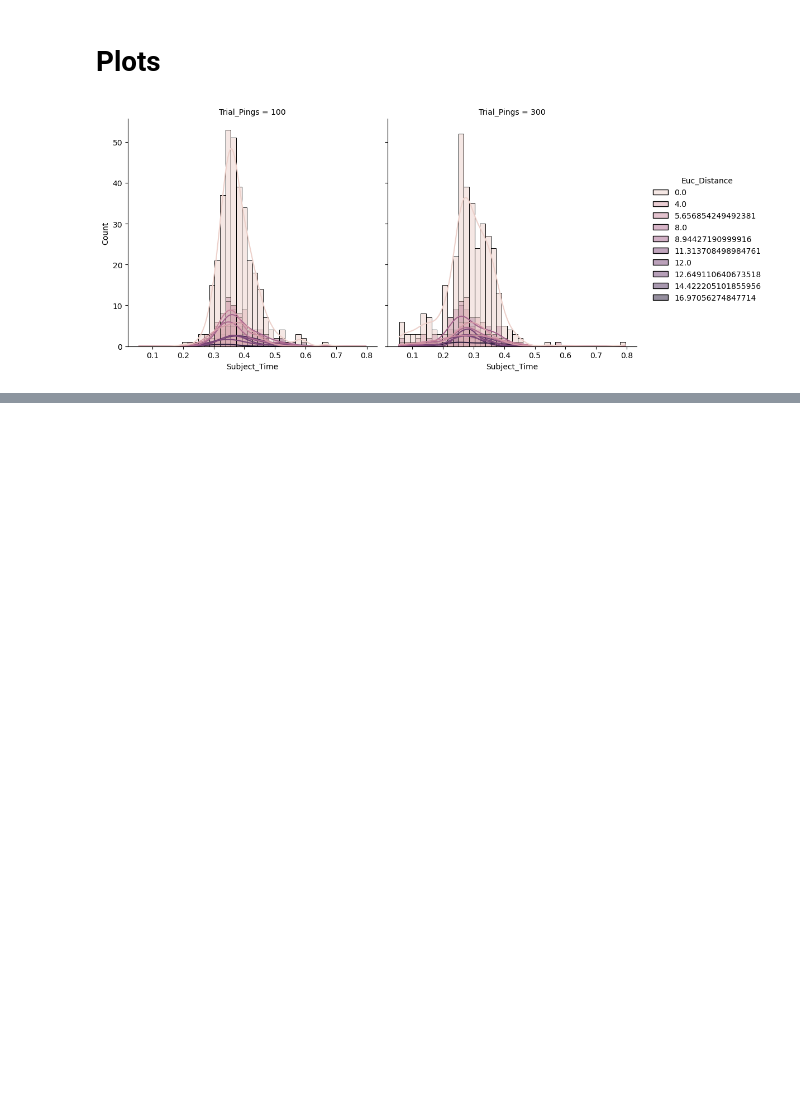
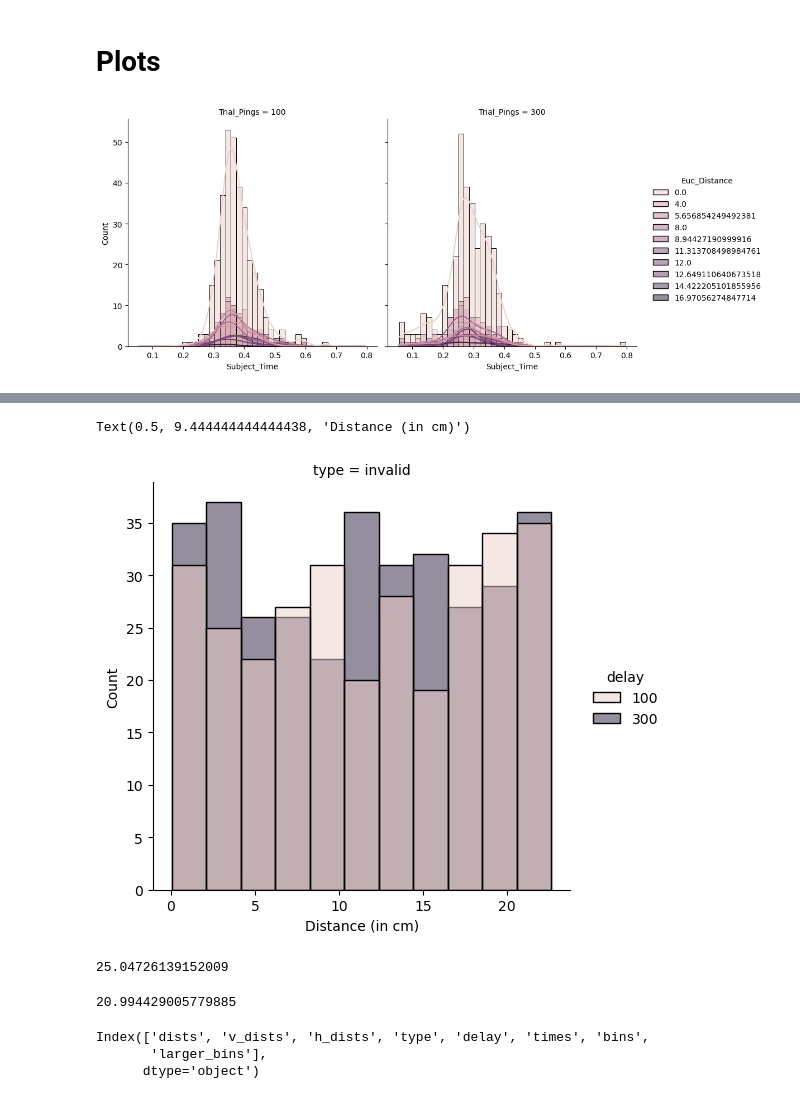
Before and after one commit to kadirberatyildirim/Neuroscience-Projects, a Jupyter notebook: attention_project/analysis.ipynb, the cells around one changed output, grey strips where cells are left out. Drawn from its saved outputs; the diff is of its cells as text; code cells hidden in the pictures; blank space fills up the shorter version.

```diff
--- a/attention_project/analysis.ipynb
+++ b/attention_project/analysis.ipynb
@@ -192,0 +142,3 @@ df.to_csv('KBY_nogrid_1input_10-Nov-2022 13:10:44_session_data.csv')
+# %%
+df['larger_bins'] = pd.cut(df['dists'], 6)
+df.head()
@@ -192,0 +152,4 @@ df.to_csv('KBY_nogrid_1input_10-Nov-2022 13:10:44_session_data.csv')
+# %%
+df['v_larger_bins'] = pd.cut(df['v_dists'], 6)
+df['h_larger_bins'] = pd.cut(df['h_dists'], 6)
+df.head()
@@ -192,0 +163,42 @@ df.to_csv('KBY_nogrid_1input_10-Nov-2022 13:10:44_session_data.csv')
+# %%
+df.drop('larger_bins', axis = 1, inplace = True)
+# %%
+sns.displot(df[df.type == 'invalid'], x = 'dists', hue = 'delay', col = 'type')
+plt.xlabel('Distance (in cm)')
+# %% [output]
+Text(0.5, 9.444444444444438, 'Distance (in cm)')
+[figure, added]
+# %%
+summ_table = pd.DataFrame()
+g1 = df[df.type == 'invalid']
+g2 = df[df.type == 'valid']
+
+ns = [640, 640]
+means = [g1.times.mean(), g2.times.mean()]
+stds = [g1.times.std(), g2.times.std()]
+
+summ_table['Group'] = ['invalid', 'valid']
+summ_table['Sample_Size'] = ns
+summ_table['Mean'] = means
+summ_table['Std'] = stds
+
+t_test(summ_table)
+# %% [output]
+25.04726139152009
+# %%
+summ_table = pd.DataFrame()
+g1 = df[df.delay == 100]
+g2 = df[df.delay == 300]
+
+ns = [640, 640]
+means = [g1.times.mean(), g2.times.mean()]
+stds = [g1.times.std(), g2.times.std()]
+
+summ_table['Group'] = [100, 300]
+summ_table['Sample_Size'] = [len(g1), len(g2)]
+summ_table['Mean'] = means
+summ_table['Std'] = stds
+
+t_test(summ_table)
+# %% [output]
+20.994429005779885
@@ -192,0 +207,6 @@ df.to_csv('KBY_nogrid_1input_10-Nov-2022 13:10:44_session_data.csv')
+# %%
+df.columns
+# %% [output]
+Index(['dists', 'v_dists', 'h_dists', 'type', 'delay', 'times', 'bins',
+       'larger_bins'],
+      dtype='object')
```
Also changed, not shown: parts of 24 cells of this notebook, 1 other file.
